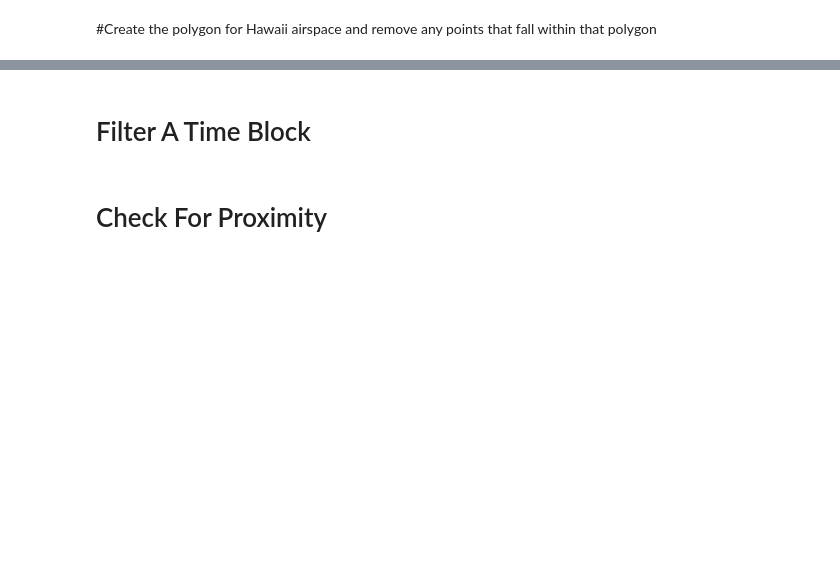
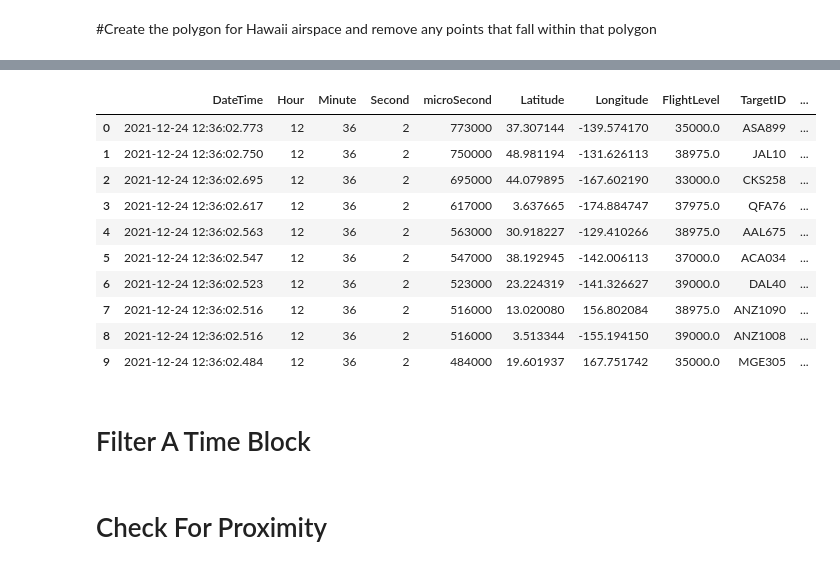
Before and after one commit to DAEN690-S22-OA/OceanicAirspaceProject, a Jupyter notebook: VerticalSeparation.ipynb, the cells around one changed output, grey strips where cells are left out. Drawn from its saved outputs; the diff is of its cells as text; code cells hidden in the pictures; blank space fills up the shorter version.

```diff
--- a/VerticalSeparation.ipynb
+++ b/VerticalSeparation.ipynb
@@ -252,3 +204,20 @@ airspaceDF[(airspaceDF['nearHawaii'] == True)]
+# %%
+airspaceDF = airspaceDF[(airspaceDF['nearHawaii'] == False)]
+airspaceDF = airspaceDF.drop(columns=['nearHawaii'])
+
+airspaceDF.head(10)
+# %% [output]
+|  | DateTime | Hour | Minute | Second | microSecond | Latitude | Longitude | FlightLevel | TargetID | ... |
+| 0 | 2021-12-24 12:36:02.773 | 12 | 36 | 2 | 773000 | 37.307144 | -139.574170 | 35000.0 | ASA899 | ... |
+| 1 | 2021-12-24 12:36:02.750 | 12 | 36 | 2 | 750000 | 48.981194 | -131.626113 | 38975.0 | JAL10 | ... |
+| 2 | 2021-12-24 12:36:02.695 | 12 | 36 | 2 | 695000 | 44.079895 | -167.602190 | 33000.0 | CKS258 | ... |
+| 3 | 2021-12-24 12:36:02.617 | 12 | 36 | 2 | 617000 | 3.637665 | -174.884747 | 37975.0 | QFA76 | ... |
+| 4 | 2021-12-24 12:36:02.563 | 12 | 36 | 2 | 563000 | 30.918227 | -129.410266 | 38975.0 | AAL675 | ... |
+| 5 | 2021-12-24 12:36:02.547 | 12 | 36 | 2 | 547000 | 38.192945 | -142.006113 | 37000.0 | ACA034 | ... |
+| 6 | 2021-12-24 12:36:02.523 | 12 | 36 | 2 | 523000 | 23.224319 | -141.326627 | 39000.0 | DAL40 | ... |
+| 7 | 2021-12-24 12:36:02.516 | 12 | 36 | 2 | 516000 | 13.020080 | 156.802084 | 38975.0 | ANZ1090 | ... |
+| 8 | 2021-12-24 12:36:02.516 | 12 | 36 | 2 | 516000 | 3.513344 | -155.194150 | 39000.0 | ANZ1008 | ... |
+| 9 | 2021-12-24 12:36:02.484 | 12 | 36 | 2 | 484000 | 19.601937 | 167.751742 | 35000.0 | MGE305 | ... |
 # %% [markdown]
 # Filter A Time Block
 # %%
```
Also changed, not shown: parts of 15 cells of this notebook.
